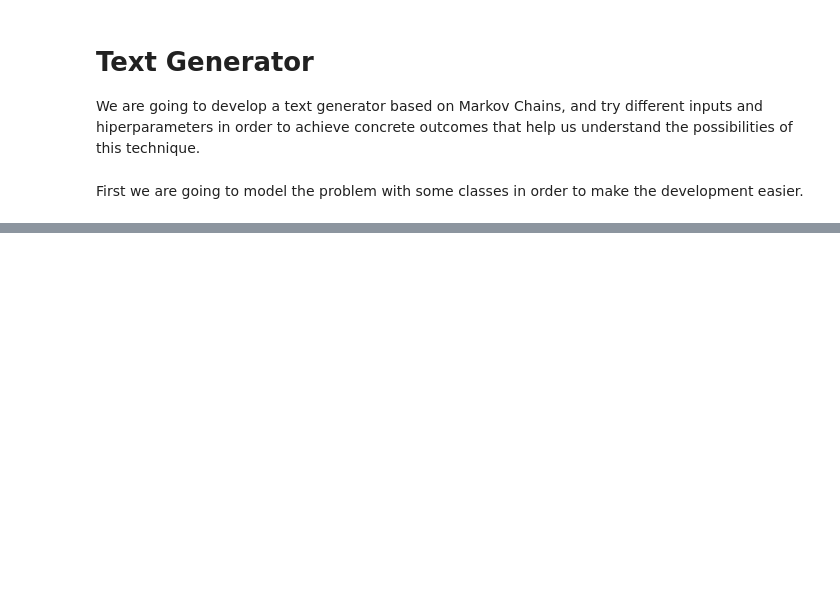
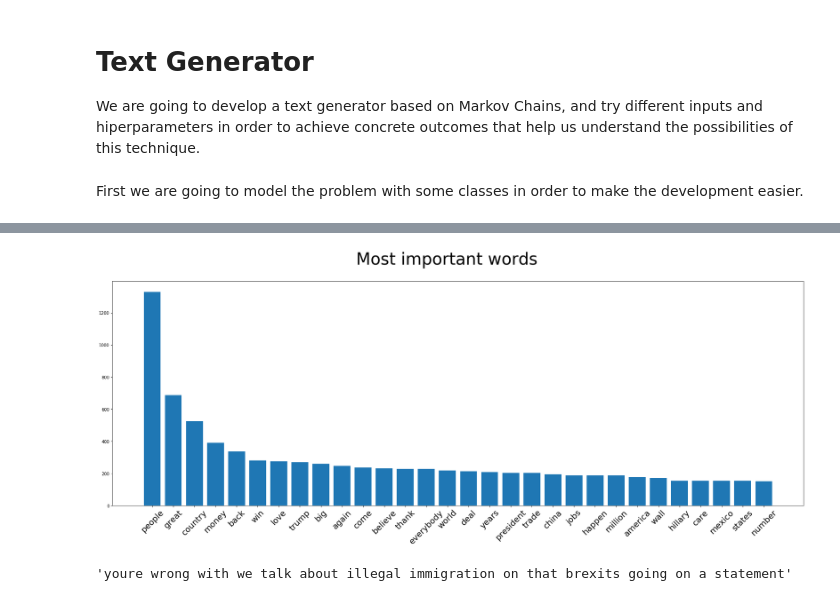
Before and after one commit to tomasaccini/Text-Generator-Markov-Chains, a Jupyter notebook: Text Generator.ipynb, the cells around one changed output, grey strips where cells are left out. Saved outputs shown, nothing was run; the diff lists cells and outputs as text; code cells hidden in the pictures; blank space fills up the shorter version.

```diff
--- a/Text Generator.ipynb
+++ b/Text Generator.ipynb
@@ -92,0 +197,12 @@ textGenerator.generate_text(10)
+# %%
+trump_file = open("Trump.txt")
+trump_content = " ".join(trump_file.readlines())
+textGeneratorTrump = TextGenerator(trump_content, 1)
+textGeneratorTrump.process_text()
+textGeneratorTrump.plot_most_important_words(30)
+# %% [output]
+[figure, added]
+# %%
+textGeneratorTrump.generate_text(15)
+# %% [output]
+'youre wrong with we talk about illegal immigration on that brexits going on a statement'
```
Also changed, not shown: parts of 18 cells of this notebook, 6 other files.
